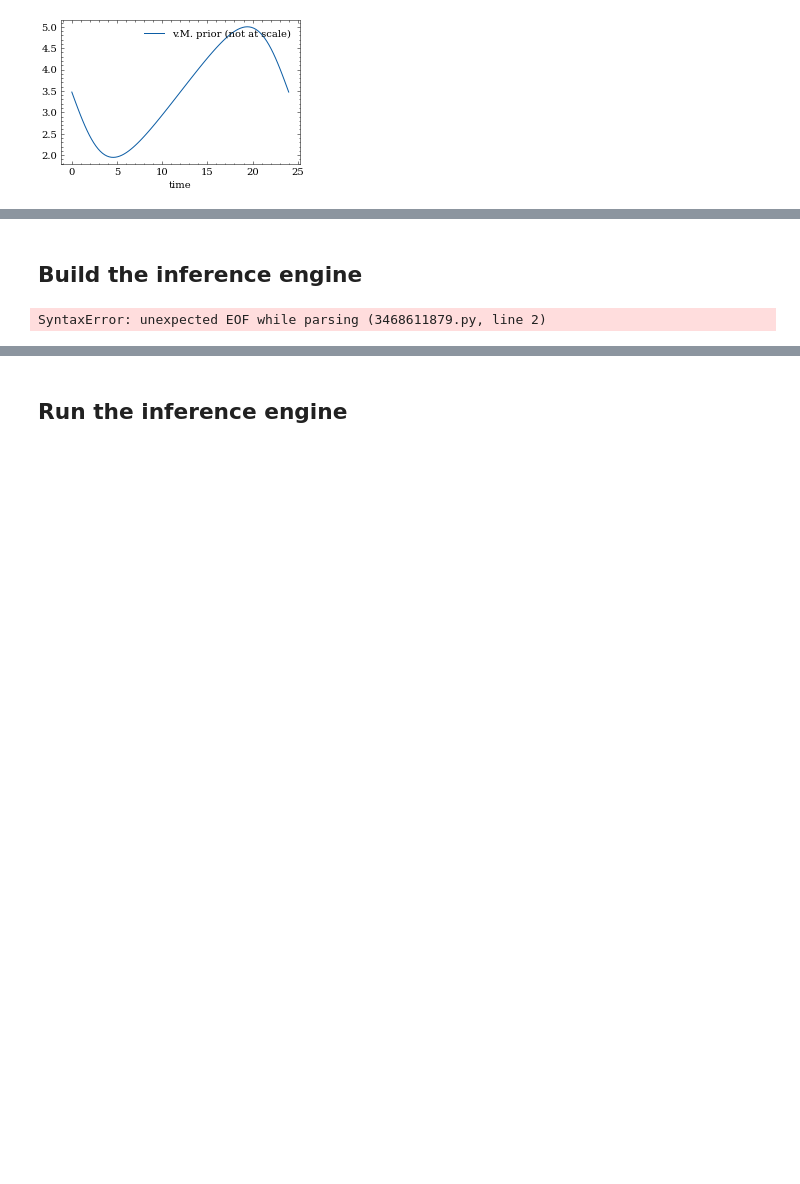
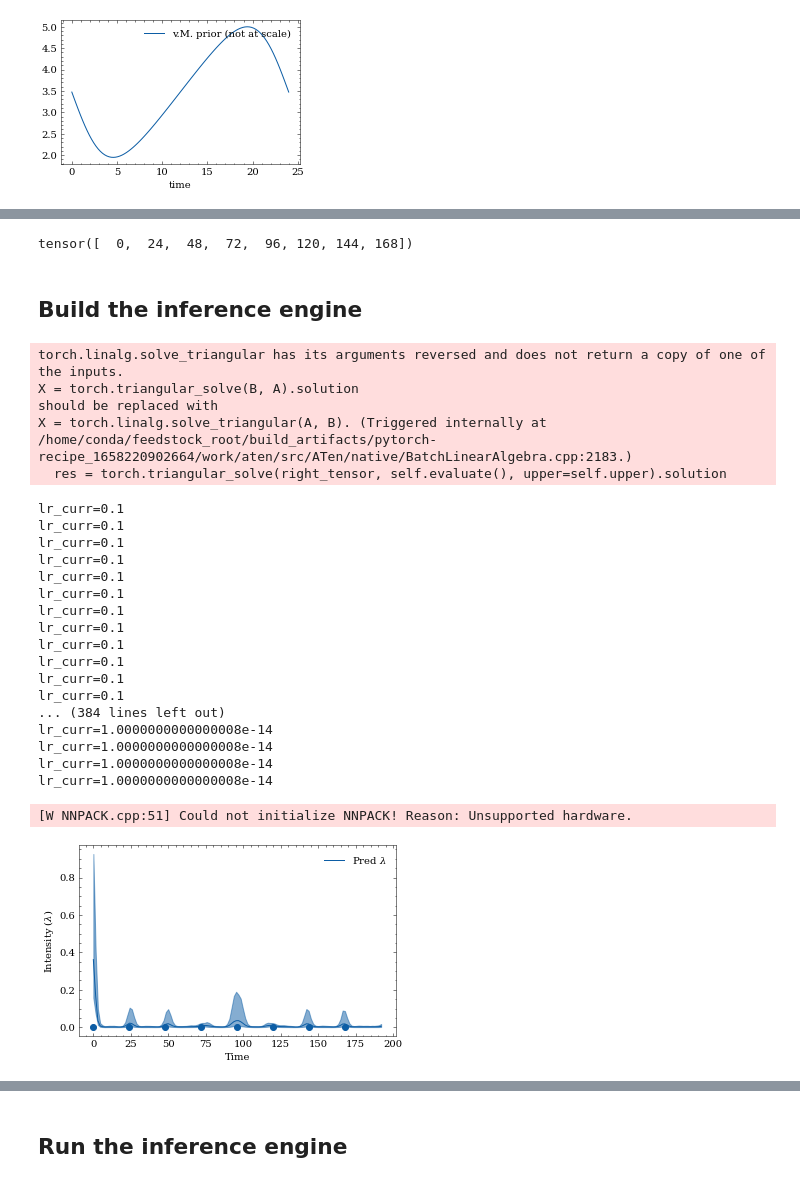
Before and after one commit to noamsgl/msc, a Jupyter notebook: thesis/bsle/bsle_main.ipynb, the cells around one changed output, grey strips where cells are left out. Drawn from its saved outputs; the diff is of its cells as text; code cells hidden in the pictures; blank space fills up the shorter version.

```diff
--- a/thesis/bsle/bsle_main.ipynb
+++ b/thesis/bsle/bsle_main.ipynb
@@ -174,6 +288,8 @@ plt.savefig(f"{config['path']['figures']}/bsle_intro/long_vm_density.pdf", bbox_
+# %%
+arrival_times = torch.arange(0, 24*8, 24)
+# %%
+arrival_times
+# %% [output]
+tensor([  0,  24,  48,  72,  96, 120, 144, 168])
 # %% [markdown]
 ## Build the inference engine
-# %%
-def model():
-# %% [output]
-SyntaxError: unexpected EOF while parsing (3468611879.py, line 2)
@@ -179,0 +373,17 @@ SyntaxError: unexpected EOF while parsing (3468611879.py, line 2)
+# %%
+# Here's a quick helper function for getting smoothed percentile values from samples
+def percentiles_from_samples(samples, percentiles=[0.05, 0.5, 0.95]):
+    num_samples = samples.size(0)
+    samples = samples.sort(dim=0)[0]
+
+    # Get samples corresponding to percentile
+    percentile_samples = [samples[int(num_samples * percentile)] for percentile in percentiles]
+
+    # Smooth the samples
+    kernel = torch.full((1, 1, 5), fill_value=0.2)
+    percentiles_samples = [
+        torch.nn.functional.conv1d(percentile_sample.view(1, 1, -1), kernel, padding=2).view(-1)
+        for percentile_sample in percentile_samples
+    ]
+
+    return percentile_samples
@@ -179,0 +443,28 @@ SyntaxError: unexpected EOF while parsing (3468611879.py, line 2)
+# %%
+trained_model = plot_inference_intensity(arrival_times, kernel="v4")
+plt.savefig(f"{config['path']['figures']}/bsle_intro/inference_of_intensity_v4.pdf", bbox_inches="tight")
+# %% [output]
+torch.linalg.solve_triangular has its arguments reversed and does not return a copy of one of the inputs.
+X = torch.triangular_solve(B, A).solution
+should be replaced with
+X = torch.linalg.solve_triangular(A, B). (Triggered internally at  /home/conda/feedstock_root/build_artifacts/pytorch-recipe_1658220902664/work/aten/src/ATen/native/BatchLinearAlgebra.cpp:2183.)
+  res = torch.triangular_solve(right_tensor, self.evaluate(), upper=self.upper).solution
+lr_curr=0.1
+lr_curr=0.1
+lr_curr=0.1
+lr_curr=0.1
+lr_curr=0.1
+lr_curr=0.1
+lr_curr=0.1
+lr_curr=0.1
+lr_curr=0.1
+lr_curr=0.1
+lr_curr=0.1
+lr_curr=0.1
+... (384 lines left out)
+lr_curr=1.0000000000000008e-14
+lr_curr=1.0000000000000008e-14
+lr_curr=1.0000000000000008e-14
+lr_curr=1.0000000000000008e-14
+[W NNPACK.cpp:51] Could not initialize NNPACK! Reason: Unsupported hardware.
+[figure, added]
```
Also changed, not shown: parts of 24 cells of this notebook, 2 other files.
